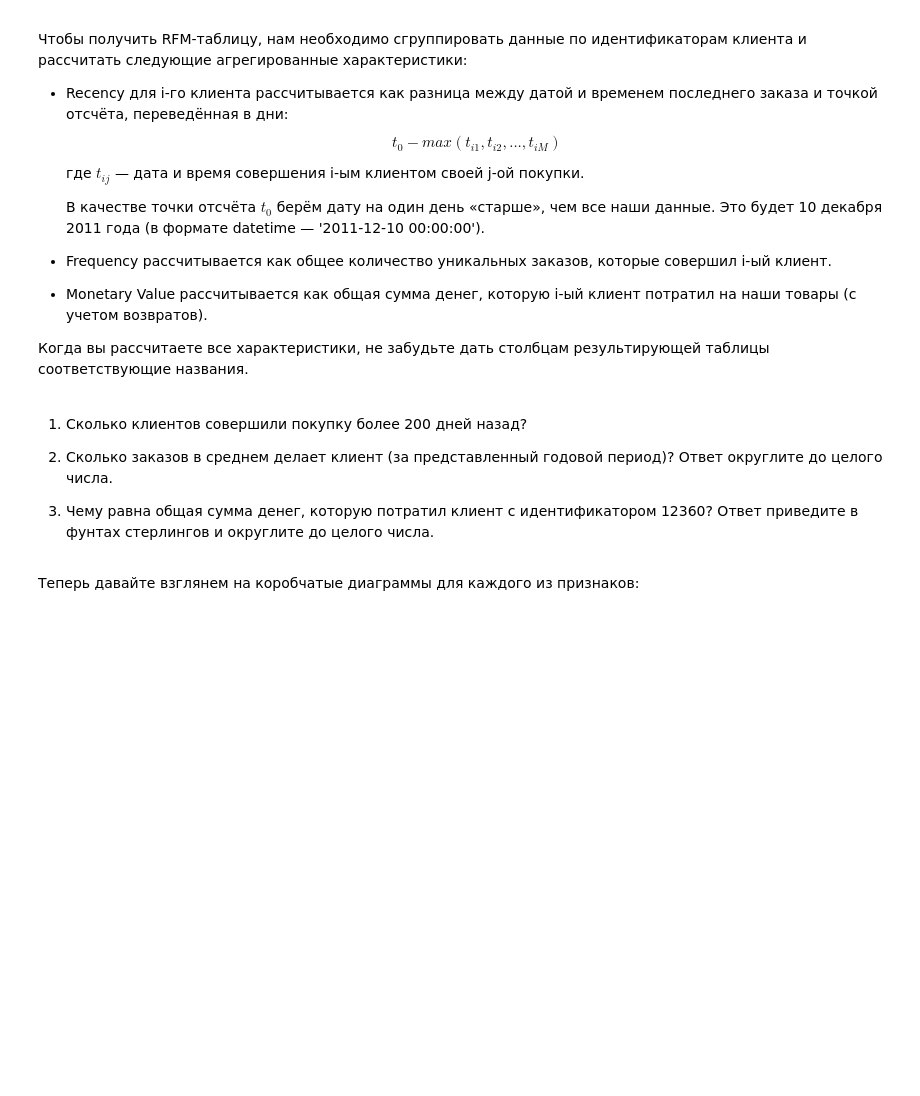
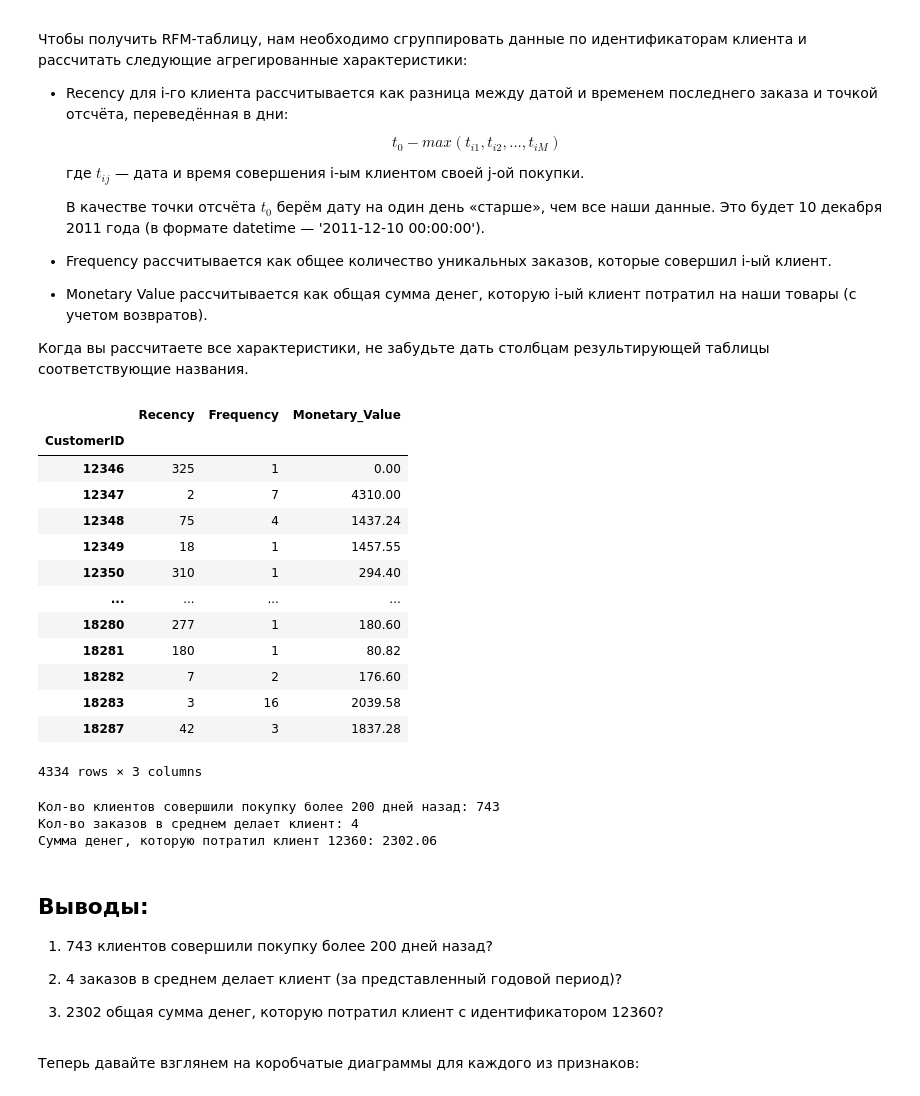
Before and after one commit to Ar1sha/sf, a Jupyter notebook: project_6/Project-6.Сегментирование клиентов онлайн-магазина подарков.ipynb, the cells around one changed output. Saved outputs shown, nothing was run; the diff lists cells and outputs as text; code cells hidden in the pictures; blank space fills up the shorter version.

```diff
--- a/project_6/Project-6.Сегментирование клиентов онлайн-магазина подарков.ipynb
+++ b/project_6/Project-6.Сегментирование клиентов онлайн-магазина подарков.ipynb
@@ -626,9 +655,38 @@ sns.barplot(data=data, x='day_of_week', y='Quantity', estimator='sum')
+# %%
+RFM = pd.DataFrame({'Recency': Recency,
+                   'Frequency': Frequency,
+                   'Monetary_Value': Monetary_Value})
+RFM
+# %% [output]
+|  | Recency | Frequency | Monetary_Value |
+| CustomerID |  |  |  |
+| 12346 | 325 | 1 | 0.00 |
+| 12347 | 2 | 7 | 4310.00 |
+| 12348 | 75 | 4 | 1437.24 |
+| 12349 | 18 | 1 | 1457.55 |
+| 12350 | 310 | 1 | 294.40 |
+| ... | ... | ... | ... |
+| 18280 | 277 | 1 | 180.60 |
+| 18281 | 180 | 1 | 80.82 |
+| 18282 | 7 | 2 | 176.60 |
+| 18283 | 3 | 16 | 2039.58 |
+| 18287 | 42 | 3 | 1837.28 |
+4334 rows × 3 columns
+# %%
+print(f"Кол-во клиентов совершили покупку более 200 дней назад: {RFM[RFM['Recency'] > 200].shape[0]}\n" f"Кол-во заказов в среднем делает клиент: {round(RFM['Frequency'].mean())}\n"
+f"Сумма денег, которую потратил клиент 12360: {RFM.loc['12360', 'Monetary_Value']}\n")
+# %% [output]
+Кол-во клиентов совершили покупку более 200 дней назад: 743
+Кол-во заказов в среднем делает клиент: 4
+Сумма денег, которую потратил клиент 12360: 2302.06
 # %% [markdown]
-1) Сколько клиентов совершили покупку более 200 дней назад?
+## Выводы:
 
-2) Сколько заказов в среднем делает клиент (за представленный годовой период)? Ответ округлите до целого числа.
+1) 743 клиентов совершили покупку более 200 дней назад?
 
-3) Чему равна общая сумма денег, которую потратил клиент с идентификатором 12360? Ответ приведите в фунтах стерлингов и округлите до целого числа.
+2) 4 заказов в среднем делает клиент (за представленный годовой период)?
+
+3) 2302 общая сумма денег, которую потратил клиент с идентификатором 12360?
 # %% [markdown]
 Теперь давайте взглянем на коробчатые диаграммы для каждого из признаков:
 # %%
```
Also changed, not shown: parts of 25 cells of this notebook.
